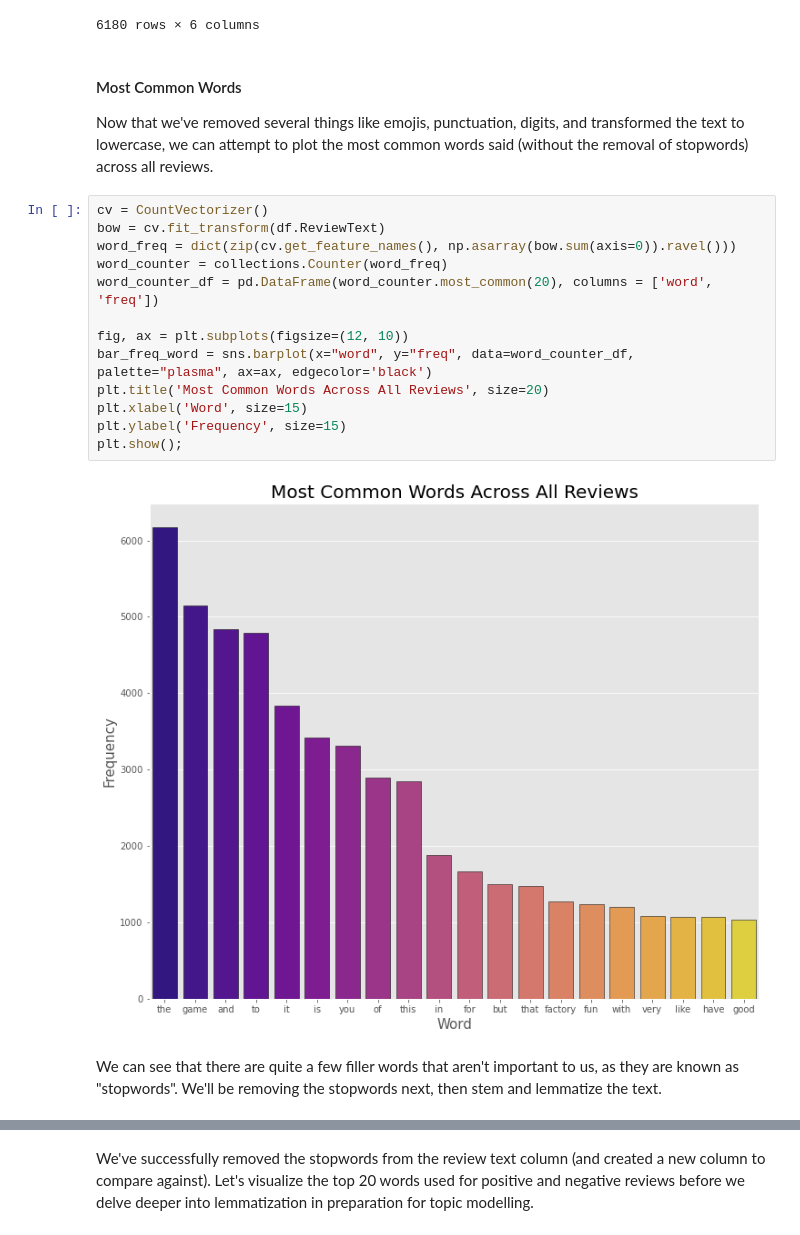
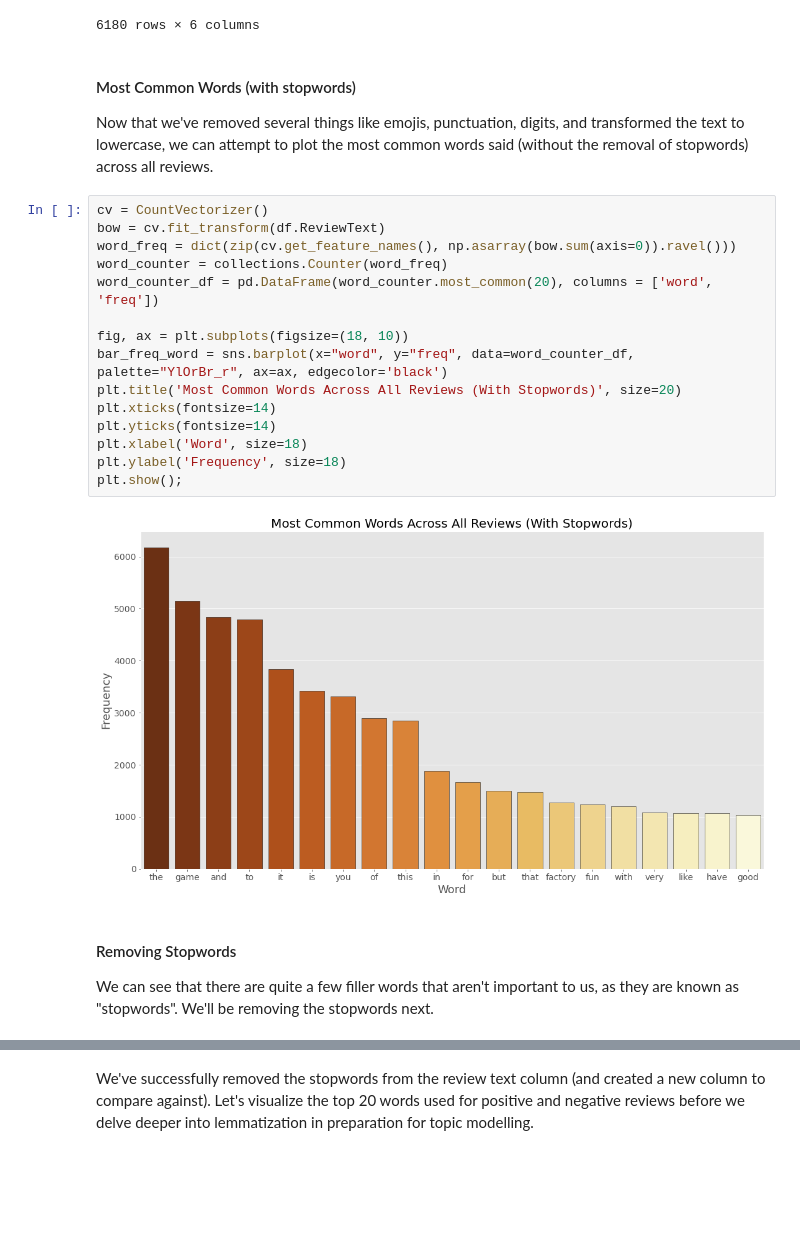
Before and after one commit to KatyaZeross/A-Satisfactory-Project, a Jupyter notebook: data-preprocessing.ipynb, the cells around one changed output, grey strips where cells are left out. Saved outputs shown, nothing was run; the diff lists cells and outputs as text; blank space fills up the shorter version.

Commit message:
made word visualizations

```diff
--- a/data-preprocessing.ipynb
+++ b/data-preprocessing.ipynb
@@ -580,26 +582,29 @@ df
 | 6179 | my first impression in search of ... | 477 | 23.8 | April 18 | 0 | 1 |
 6180 rows × 6 columns
 # %% [markdown]
-#### Most Common Words
+#### Most Common Words (with stopwords)
 
 Now that we've removed several things like emojis, punctuation, digits, and transformed the text to lowercase, we can attempt to plot the most common words said (without the removal of stopwords) across all reviews.
 # %%
 cv = CountVectorizer()
 bow = cv.fit_transform(df.ReviewText)
 word_freq = dict(zip(cv.get_feature_names(), np.asarray(bow.sum(axis=0)).ravel()))
 word_counter = collections.Counter(word_freq)
 word_counter_df = pd.DataFrame(word_counter.most_common(20), columns = ['word', 'freq'])
 
-fig, ax = plt.subplots(figsize=(12, 10))
-bar_freq_word = sns.barplot(x="word", y="freq", data=word_counter_df, palette="plasma", ax=ax, edgecolor='black')
-plt.title('Most Common Words Across All Reviews', size=20)
-plt.xlabel('Word', size=15)
-plt.ylabel('Frequency', size=15)
+fig, ax = plt.subplots(figsize=(18, 10))
+bar_freq_word = sns.barplot(x="word", y="freq", data=word_counter_df, palette="YlOrBr_r", ax=ax, edgecolor='black')
+plt.title('Most Common Words Across All Reviews (With Stopwords)', size=20)
+plt.xticks(fontsize=14)
+plt.yticks(fontsize=14)
+plt.xlabel('Word', size=18)
+plt.ylabel('Frequency', size=18)
 plt.show();
 # %% [output]
-[figure, old version]
+[figure, new version]
 # %% [markdown]
-We can see that there are quite a few filler words that aren't important to us, as they are known as "stopwords". We'll be removing the stopwords next, then stem and lemmatize the text.
+#### Removing Stopwords
+We can see that there are quite a few filler words that aren't important to us, as they are known as "stopwords". We'll be removing the stopwords next.
 # %%
 # getting the stopwords set
 from nltk.corpus import stopwords
```
Also changed, not shown: parts of 17 cells of this notebook.
